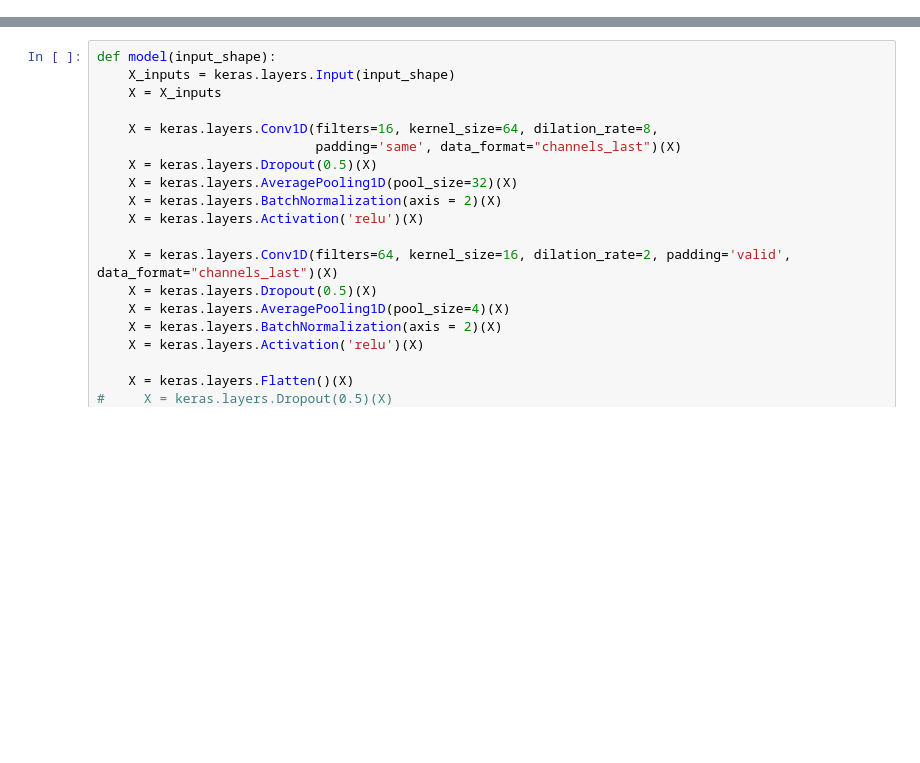
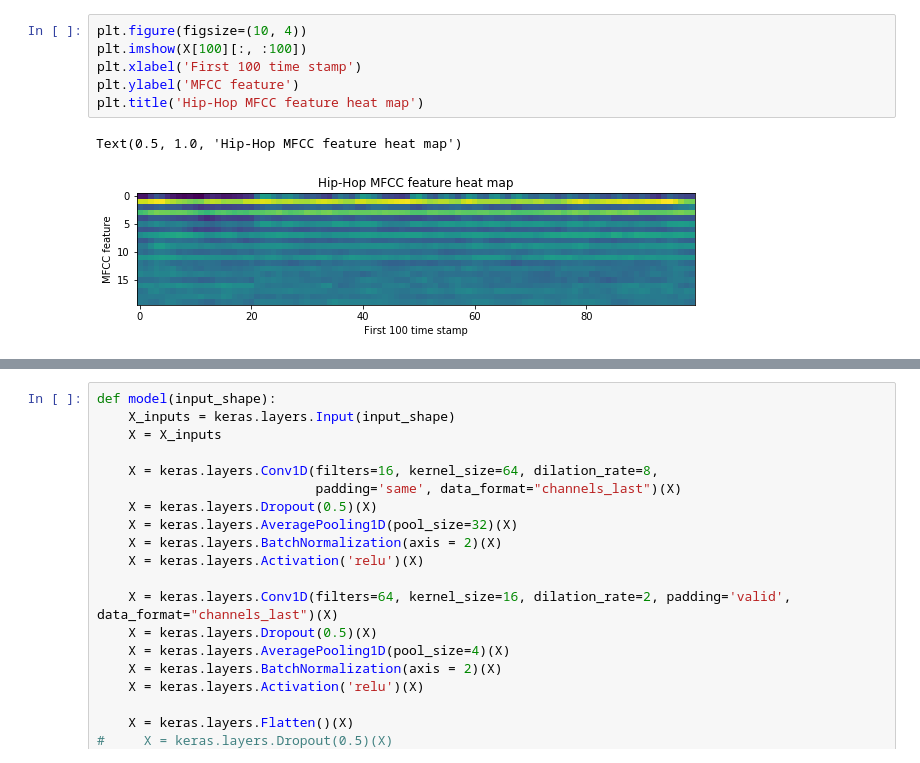
Before and after one commit to hyeonjungko/music_genre_classifier, a Jupyter notebook: cnn_classifier.ipynb, the cells around one changed output, grey strips where cells are left out. Cells and saved outputs as stored; diff of their text form; blank space fills up the shorter version.

```diff
--- a/cnn_classifier.ipynb
+++ b/cnn_classifier.ipynb
@@ -17,0 +28,9 @@ Y = np.load('data_mat/Y3.npy')
+# %%
+plt.figure(figsize=(10, 4))
+plt.imshow(X[100][:, :100])
+plt.xlabel('First 100 time stamp')
+plt.ylabel('MFCC feature')
+plt.title('Hip-Hop MFCC feature heat map')
+# %% [output]
+Text(0.5, 1.0, 'Hip-Hop MFCC feature heat map')
+[figure, added]
```
Also changed, not shown: parts of 20 cells of this notebook, 3 other files.
